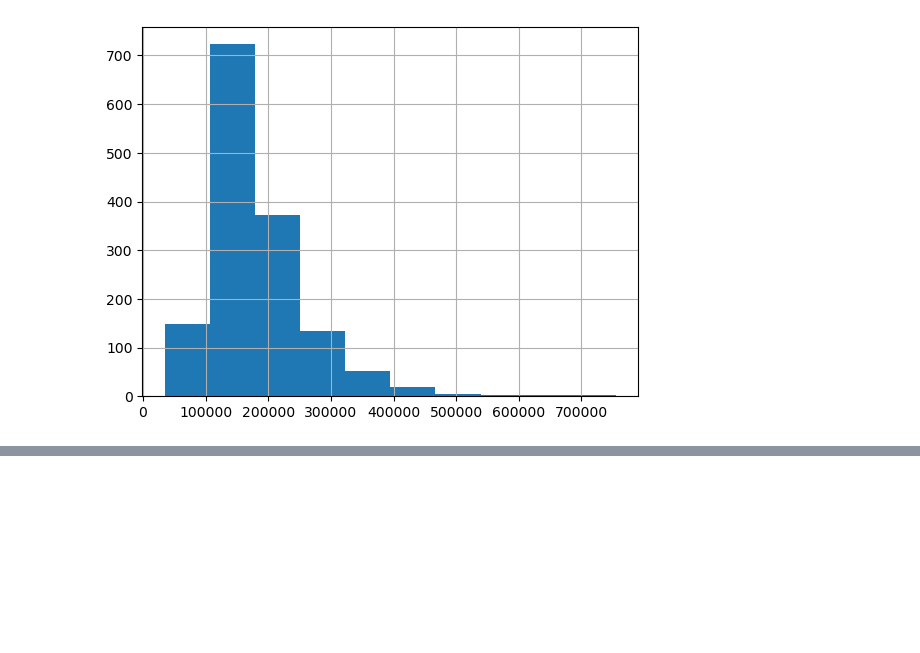
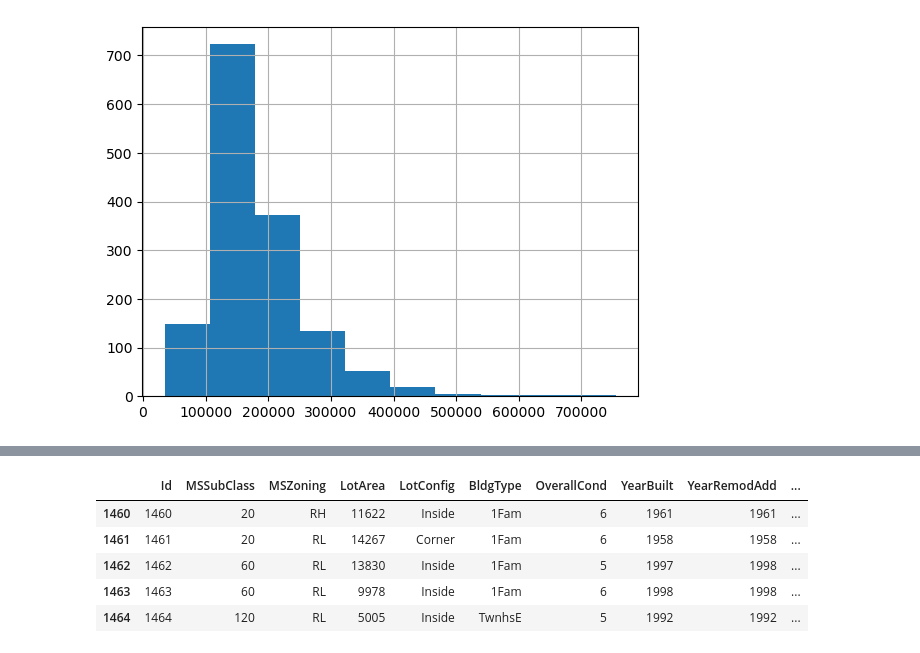
Before and after one commit to garchompSD007/EDA_ML_DL_Practice, a Jupyter notebook: first.ipynb, the cells around one changed output, grey strips where cells are left out. Saved outputs shown, nothing was run; the diff lists cells and outputs as text; code cells hidden in the pictures; blank space fills up the shorter version.

Commit message:
2nd commit of house price dataset , r2 score = 52

```diff
--- a/first.ipynb
+++ b/first.ipynb
@@ -138,0 +171,3 @@ house_df["SalePrice"].hist()
+# %%
+df_main = house_df[house_df["SalePrice"].notna()].copy()
+df_empty = house_df[house_df["SalePrice"].isna()].copy()
@@ -138,0 +183,9 @@ house_df["SalePrice"].hist()
+# %%
+df_empty.head()
+# %% [output]
+|  | Id | MSSubClass | MSZoning | LotArea | LotConfig | BldgType | OverallCond | YearBuilt | YearRemodAdd | ... |
+| 1460 | 1460 | 20 | RH | 11622 | Inside | 1Fam | 6 | 1961 | 1961 | ... |
+| 1461 | 1461 | 20 | RL | 14267 | Corner | 1Fam | 6 | 1958 | 1958 | ... |
+| 1462 | 1462 | 60 | RL | 13830 | Inside | 1Fam | 5 | 1997 | 1998 | ... |
+| 1463 | 1463 | 60 | RL | 9978 | Inside | 1Fam | 6 | 1998 | 1998 | ... |
+| 1464 | 1464 | 120 | RL | 5005 | Inside | TwnhsE | 5 | 1992 | 1992 | ... |
```
Also changed, not shown: parts of 11 cells of this notebook.
